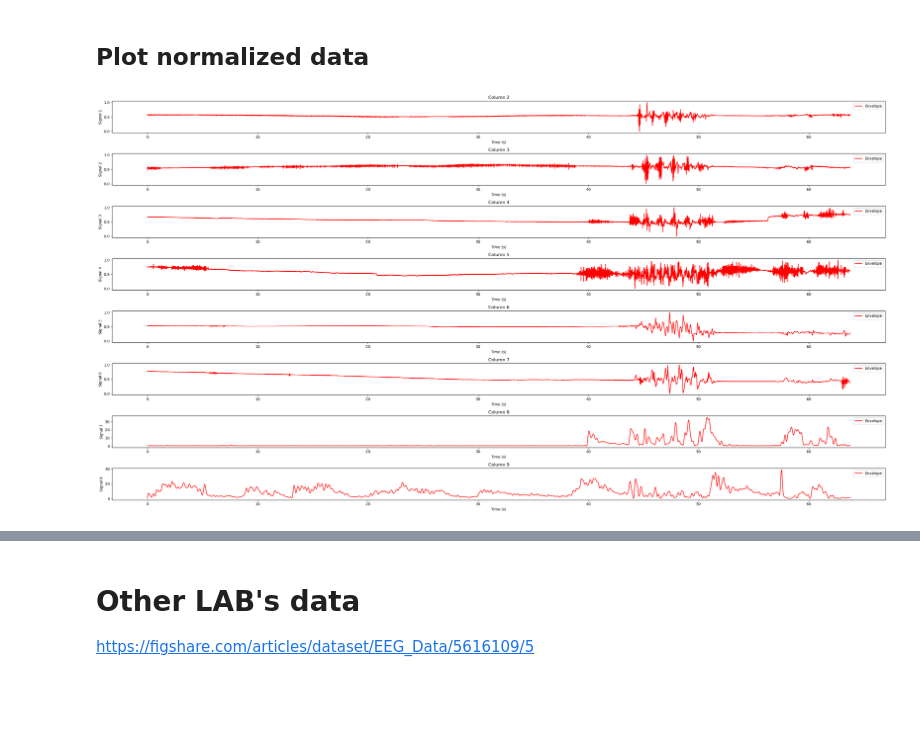
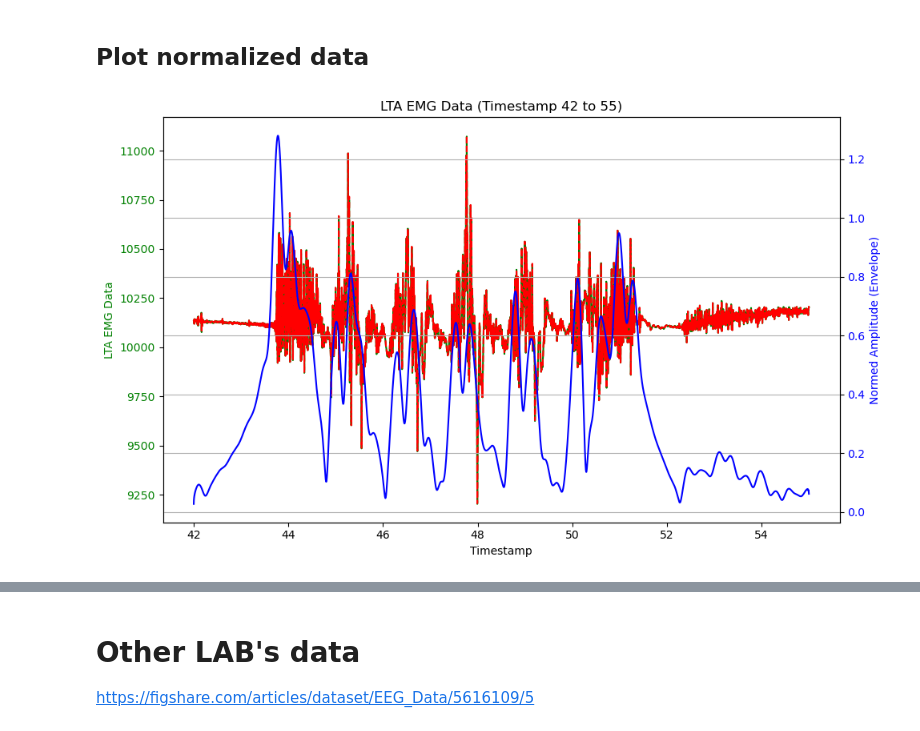
Before and after one commit to eddLai/ExoskeletonPowerAsistance, a Jupyter notebook: simulation/preprocessing/analysis/emg_analysis .ipynb, the cells around one changed output, grey strips where cells are left out. Cells and saved outputs as stored; diff of their text form; code cells hidden in the pictures; blank space fills up the shorter version.

```diff
--- a/simulation/preprocessing/analysis/emg_analysis .ipynb
+++ b/simulation/preprocessing/analysis/emg_analysis .ipynb
@@ -160,3 +138,12 @@ plt.ylabel('Negative Value Range')
 plt.show()
 # %% [output]
 [figure]
+# %%
+processed_our_data[processed_our_data<0] = 0
+normed_our_data = np.copy(processed_our_data)
+for i in range(2, 2 + RANGE_OF_MUSCLE):
+    column_data = processed_our_data[:, i]
+    normed_our_data[:, i] = processor.normalize_data(column_data)
+
+processed_df = pd.DataFrame(normed_our_data, columns=our_data.columns[:2+RANGE_OF_MUSCLE])
+processed_df.head()
@@ -170,20 +159,42 @@ for i in range(RANGE_OF_MUSCLE):
-# %%
-our_data_np = our_data.to_numpy()
-time_our_data = np.arange(processed_our_data.shape[0]) / sampling_rate
-plt.rcParams["figure.figsize"] = (30, 16)
-fig, axes = plt.subplots(RANGE_OF_MUSCLE, 1)
-
-for i in range(RANGE_OF_MUSCLE):
-    axes[i].plot(time_our_data, processed_our_data[:, i + 2], label='Envelope', color='red')
-    axes[i].set_title(f'Column {i + 2}')
-    axes[i].set_xlabel('Time (s)')
-    axes[i].set_ylabel(f'Signal {i+1}')
-    axes[i].legend()
-
-plt.tight_layout()
-plt.show()
-# %% [output]
-[figure, removed]
+# %%
+from scipy.signal import hilbert
+
+MUSCLE_NAME = 'LTA'
+# unit:s
+start_flag = 42
+end_flag = 55
+
+our_data['Timestamp'] = pd.to_numeric(our_data['Timestamp'], errors='coerce')
+our_data[MUSCLE_NAME] = pd.to_numeric(our_data[MUSCLE_NAME], errors='coerce')
+
+filtered_data = our_data[(our_data['Timestamp'] >= start_flag) & (our_data['Timestamp'] <= end_flag)]
+envelope_lta = np.abs(hilbert(filtered_data[MUSCLE_NAME]))
+
+time_data = normed_our_data[:, col2index['Timestamp']]
+muscle_data = normed_our_data[:, col2index[MUSCLE_NAME]]
+filtered_normed_data = normed_our_data[(time_data >= start_flag) & (time_data <= end_flag)]
+envelope_normed = np.abs(hilbert(filtered_normed_data[:, col2index[MUSCLE_NAME]]))
+
+fig, ax1 = plt.subplots(figsize=(10, 6))
+
+ax1.plot(filtered_data['Timestamp'], filtered_data[MUSCLE_NAME], label=f'{MUSCLE_NAME} EMG Data', color='green')
+ax1.plot(filtered_data['Timestamp'], envelope_lta, label=f'{MUSCLE_NAME} Envelope', color='red', linestyle='dashed')
+ax1.set_xlabel('Timestamp')
+ax1.set_ylabel(f'{MUSCLE_NAME} EMG Data', color='green')
+ax1.tick_params(axis='y', labelcolor='green')
+
+ax2 = ax1.twinx()
+ax2.plot(filtered_normed_data[:, col2index['Timestamp']], envelope_normed, label='Normed Data Envelope', color='blue')
+ax2.set_ylabel('Normed Amplitude (Envelope)', color='blue')
+ax2.tick_params(axis='y', labelcolor='blue')
+
+plt.title(f'{MUSCLE_NAME} EMG Data (Timestamp {start_flag} to {end_flag})')
+
+fig.tight_layout()
+plt.grid(True)
+plt.show()
+# %% [output]
+[figure, added]
 # %%
 def calculate_snr(emg_data, standing_period, walking_period):
     """
```
Also changed, not shown: parts of 13 cells of this notebook, 3 other files.
